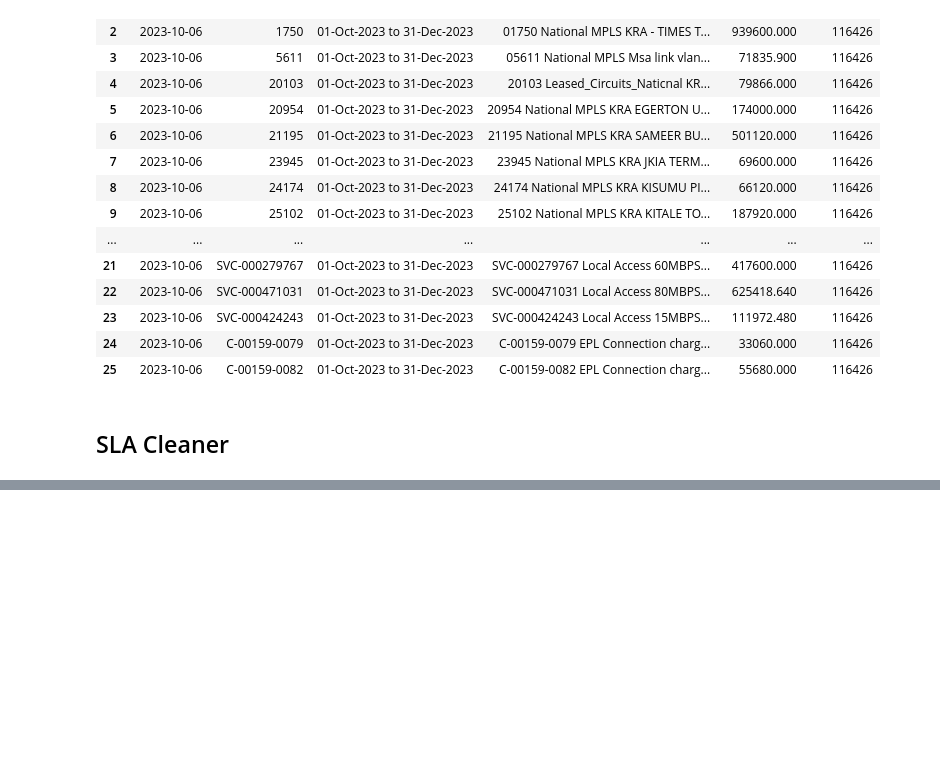
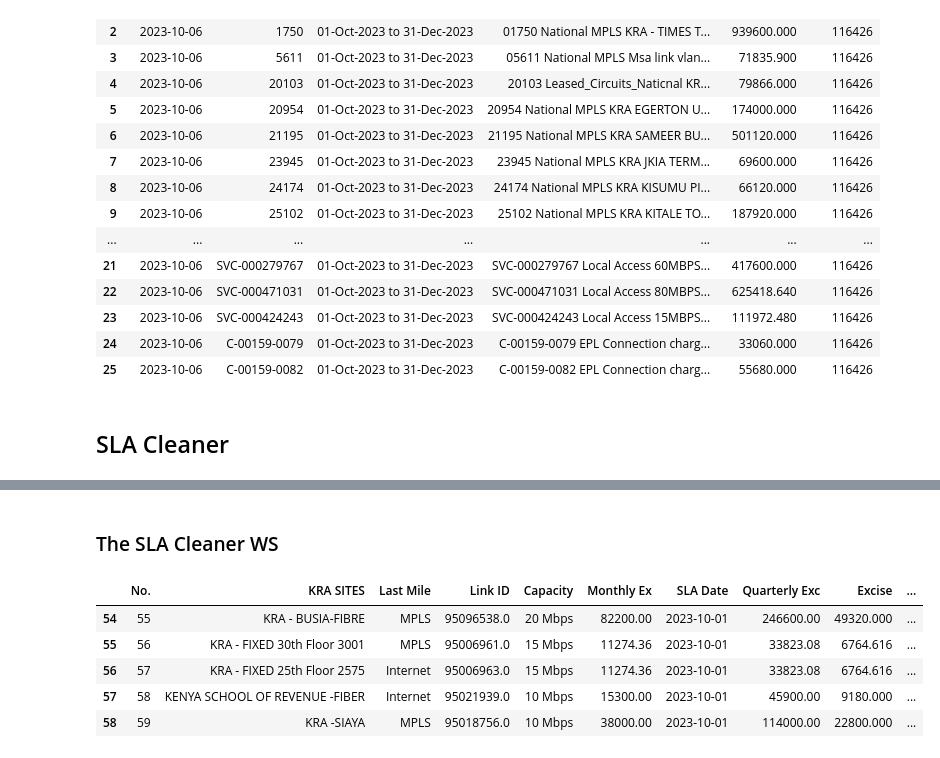
Before and after one commit to JackronyK/SLA_ETL, a Jupyter notebook: Data_Wrangling.ipynb, the cells around one changed output, grey strips where cells are left out. Cells and saved outputs as stored; diff of their text form; code cells hidden in the pictures; blank space fills up the shorter version.

```diff
--- a/Data_Wrangling.ipynb
+++ b/Data_Wrangling.ipynb
@@ -452,0 +467,31 @@ df_ltk.head()
+# %% [markdown]
+### The SLA Cleaner WS
+# %%
+class SLA_Cleaner:
+    def __init__(self, df):
+          self.df = df
+
+    def drop_null_rows(self):
+            self.df.dropna(how='all', inplace=True)
+
+    def drop_total_row(self):
+        if "No." in self.df.columns:
+            self.df.drop(self.df[self.df["No."] == "Total"].index, inplace=True)
+    def SLA_df(self):
+         self.drop_null_rows()
+         self.drop_total_row()
+
+         df = self.df
+         return df
+# %%
+saf_cleaned = SLA_Cleaner(df_saf).SLA_df()
+ltk_cleaned = SLA_Cleaner(df_ltk).SLA_df()
+# %%
+saf_cleaned.tail()
+# %% [output]
+|  | No. | KRA SITES | Last Mile | Link ID | Capacity | Monthly Ex | SLA Date | Quarterly Exc | Excise | ... |
+| 54 | 55 | KRA - BUSIA-FIBRE | MPLS | 95096538.0 | 20 Mbps | 82200.00 | 2023-10-01 | 246600.00 | 49320.000 | ... |
+| 55 | 56 | KRA - FIXED 30th Floor 3001 | MPLS | 95006961.0 | 15 Mbps | 11274.36 | 2023-10-01 | 33823.08 | 6764.616 | ... |
+| 56 | 57 | KRA - FIXED 25th Floor 2575 | Internet | 95006963.0 | 15 Mbps | 11274.36 | 2023-10-01 | 33823.08 | 6764.616 | ... |
+| 57 | 58 | KENYA SCHOOL OF REVENUE -FIBER | Internet | 95021939.0 | 10 Mbps | 15300.00 | 2023-10-01 | 45900.00 | 9180.000 | ... |
+| 58 | 59 | KRA -SIAYA | MPLS | 95018756.0 | 10 Mbps | 38000.00 | 2023-10-01 | 114000.00 | 22800.000 | ... |
```
Also changed, not shown: parts of 6 cells of this notebook.
